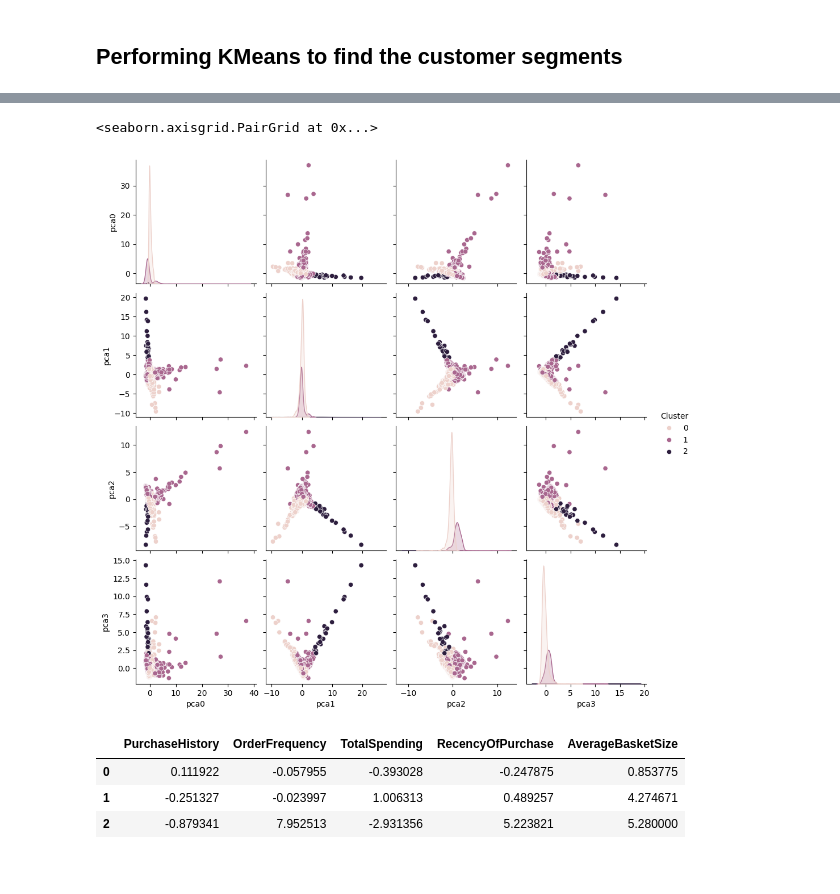
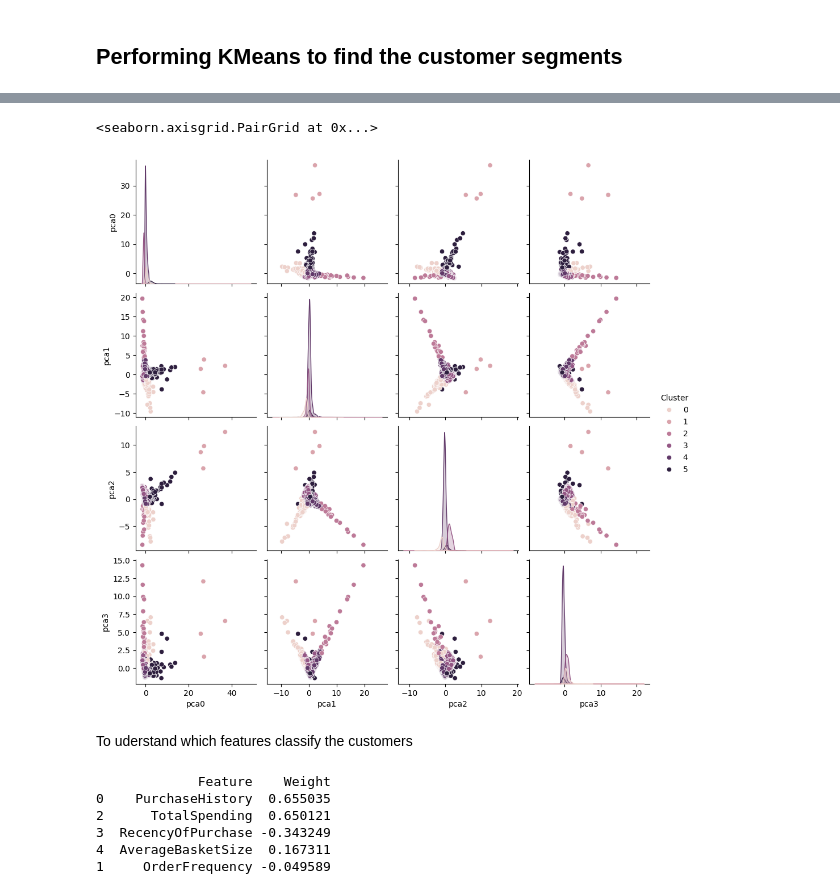
Before and after one commit to MaiElBaradei/Customer-Segmentation-for-E-commerce, a Jupyter notebook: Customer Segmentation for E-commerce.ipynb, the cells around one changed output, grey strips where cells are left out. Drawn from its saved outputs; the diff is of its cells as text; code cells hidden in the pictures.

Commit message:
performing Kmeans

```diff
--- a/Customer Segmentation for E-commerce.ipynb
+++ b/Customer Segmentation for E-commerce.ipynb
@@ -304,4 +304,4 @@ sns.pairplot(fe_data)
 ## Performing PCA to determine the principal components
 # %%
 from sklearn.preprocessing import StandardScaler
-data_sc = StandardScaler().fit_transform(fe_data)
+data_sc = pd.DataFrame(StandardScaler().fit_transform(fe_data),columns=fe_data.columns)
@@ -317,2 +325,0 @@ null_values.sum()
-# %%
-data_sc = data_sc[~null_values.any(axis=1)]
@@ -321,3 +326,5 @@ data_sc_df.dropna(inplace=True)
+# %%
+data_sc = data_sc.dropna()
 # %%
 from sklearn.decomposition import PCA
 
@@ -404,19 +411,28 @@ silhouette_method(df_pca)
 # %%
-knn = KMeans(n_clusters=3)
+knn = KMeans(n_clusters=6)
 clusters = knn.fit_predict(df_pca)
 df_pca['Cluster'] = clusters
 sns.pairplot(df_pca, hue='Cluster')
 # %% [output]
 <seaborn.axisgrid.PairGrid at 0x...>
-[figure, old version]
+[figure, new version]
-# %%
-cluster_centers = knn.cluster_centers_
-centroid_df = pd.DataFrame(cluster_centers, columns=fe_data.columns)
-
-# Display the centroid dataframe
-centroid_df
-# %% [output]
-|  | PurchaseHistory | OrderFrequency | TotalSpending | RecencyOfPurchase | AverageBasketSize |
-| 0 | 0.111922 | -0.057955 | -0.393028 | -0.247875 | 0.853775 |
-| 1 | -0.251327 | -0.023997 | 1.006313 | 0.489257 | 4.274671 |
-| 2 | -0.879341 | 7.952513 | -2.931356 | 5.223821 | 5.280000 |
+# %% [markdown]
+To uderstand which features classify the customers
+# %%
+# Get the feature weights for the first principal component
+feature_weights = pca.components_[0]
+
+# Create a DataFrame mapping features to their weights
+df_weights = pd.DataFrame({'Feature': data_sc.columns, 'Weight': feature_weights})
+
+# Sort the DataFrame by absolute weight to see which features contribute most to the principal component
+df_weights = df_weights.sort_values('Weight', key=abs, ascending=False)
+
+print(df_weights)
+# %% [output]
+             Feature    Weight
+0    PurchaseHistory  0.655035
+2      TotalSpending  0.650121
+3  RecencyOfPurchase -0.343249
+4  AverageBasketSize  0.167311
+1     OrderFrequency -0.049589
```
Also changed, not shown: parts of 5 cells of this notebook.
